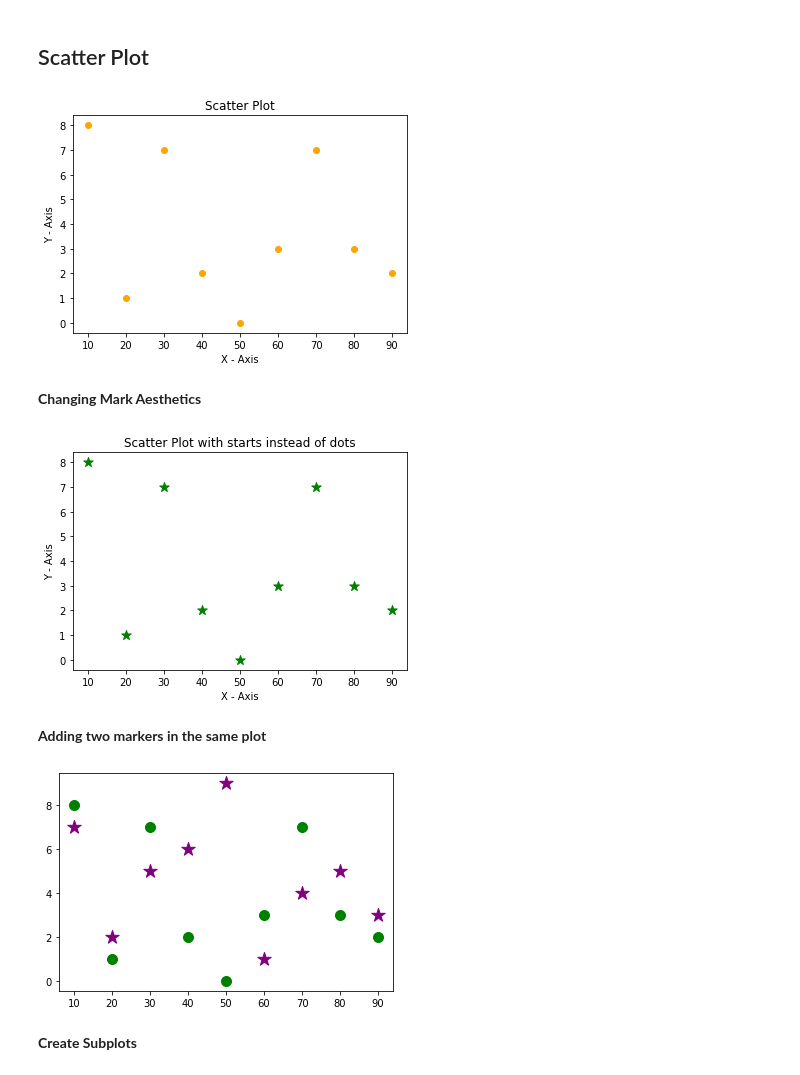
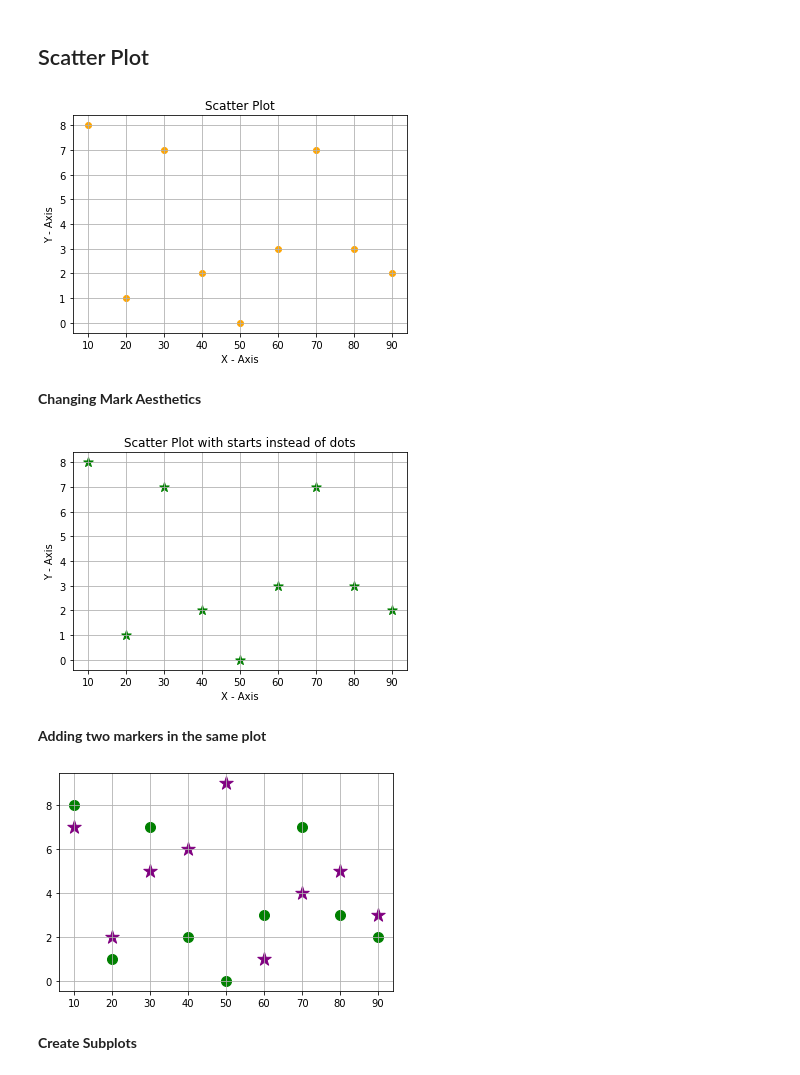
Before and after one commit to World-of-ML-AI/Data-Analysis-Tools, a Jupyter notebook: Matplotlib/Matplotlib Tutorial.ipynb, the cells around one changed output. Drawn from its saved outputs; the diff is of its cells as text; code cells hidden in the pictures.

```diff
--- a/Matplotlib/Matplotlib Tutorial.ipynb
+++ b/Matplotlib/Matplotlib Tutorial.ipynb
@@ -146,11 +148,12 @@ y_sc = [8,1,7,2,0,3,7,3,2]
 # %%
 plt.scatter(x_sc, y_sc, color = 'orange')
 plt.title("Scatter Plot")
 plt.ylabel("Y - Axis")
 plt.xlabel("X - Axis")
+plt.grid(True)
 plt.show()
 # %% [output]
-[figure, old version]
+[figure, new version]
 # %% [markdown]
 **Changing Mark Aesthetics**
 # %%
@@ -158,9 +161,10 @@ plt.scatter(x_sc, y_sc, color = 'green', marker='*', s = 100) # s denotes size o
 plt.title("Scatter Plot with starts instead of dots")
 plt.ylabel("Y - Axis")
 plt.xlabel("X - Axis")
+plt.grid(True)
 plt.show()
 # %% [output]
-[figure, old version]
+[figure, new version]
 # %% [markdown]
 **Adding two markers in the same plot**
 # %%
@@ -170,9 +174,10 @@ y_sc2 = [7,2,5,6,9,1,4,5,3]
 # %%
 plt.scatter(x_sc1, y_sc1, color = 'green', s=100)
 plt.scatter(x_sc1, y_sc2, marker="*", color = 'purple', s=200)
+plt.grid(True)
 plt.show()
 # %% [output]
-[figure, old version]
+[figure, new version]
 # %% [markdown]
 **Create Subplots**
 # %%
```
Also changed, not shown: parts of 4 cells of this notebook.
